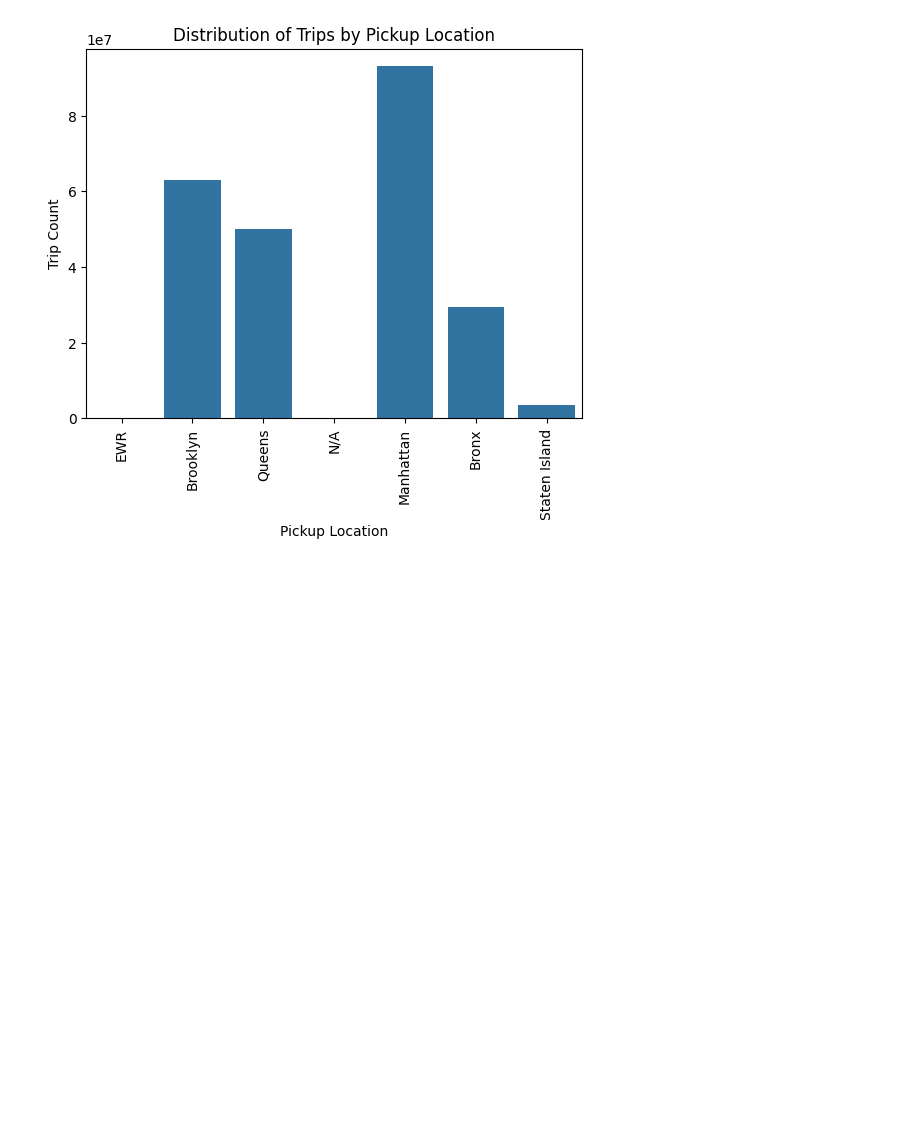
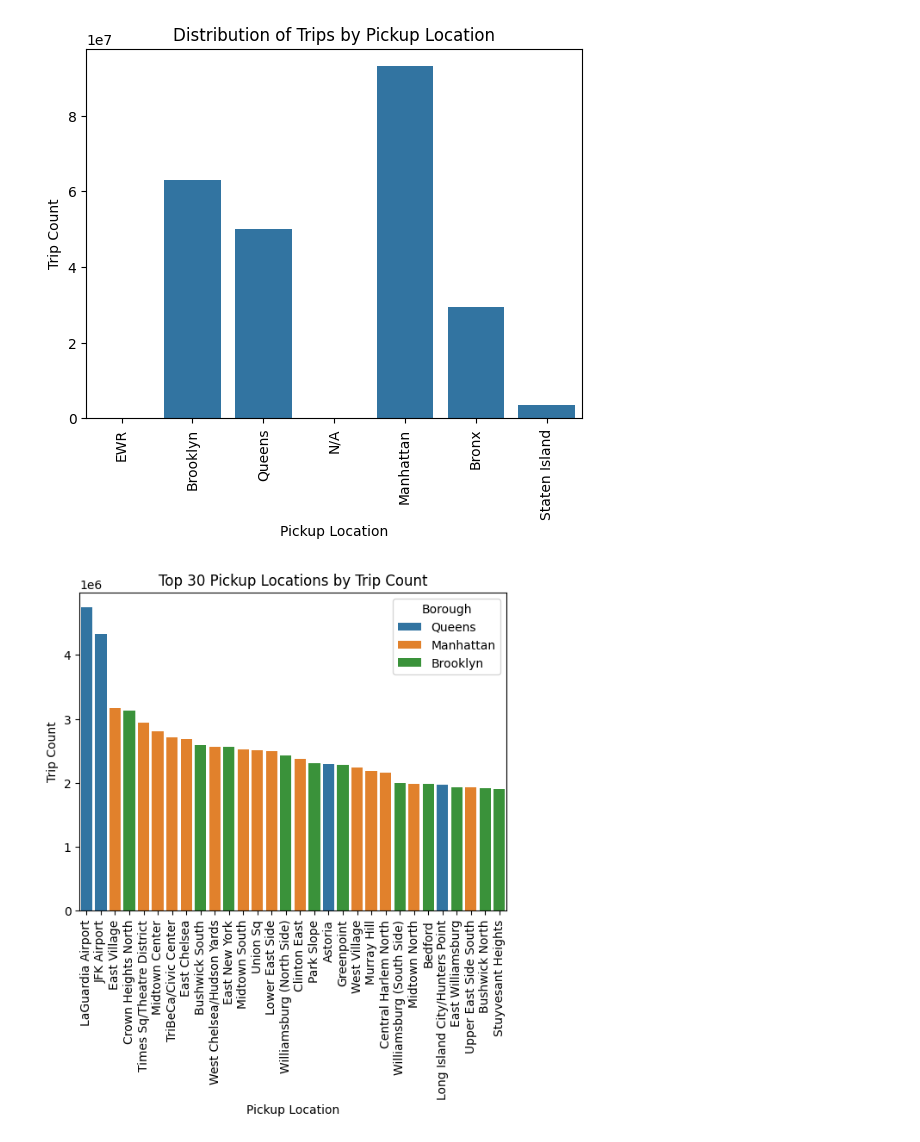
Before and after one commit to 4ct1o/nyc-tlc-interactive-heatmap, a Jupyter notebook: 02_notebooks/01_eda.ipynb, the cells around one changed output. Drawn from its saved outputs; the diff is of its cells as text; code cells hidden in the pictures; blank space fills up the shorter version.

```diff
--- a/02_notebooks/01_eda.ipynb
+++ b/02_notebooks/01_eda.ipynb
@@ -128,3 +147,26 @@ plt.xticks(rotation=90)
 plt.show()
 # %% [output]
 [figure]
+# %%
+# Top 30 pickup locations by trip count
+
+top_30_pickup_locations = con.execute(
+"""
+SELECT COUNT(*) AS trip_count,
+       Zone AS pickup_location,
+       Borough AS borough
+FROM trip_data
+LEFT JOIN location_ids
+ON trip_data.pickup_location = location_ids.LocationID
+GROUP BY location_ids.Zone, location_ids.Borough
+""").df().sort_values(by='trip_count', ascending=False).head(30)
+# %%
+sns.barplot(data=top_30_pickup_locations, x='pickup_location', y='trip_count', hue='borough')
+plt.title('Top 30 Pickup Locations by Trip Count')
+plt.xlabel('Pickup Location')
+plt.ylabel('Trip Count')
+plt.legend(title='Borough')
+plt.xticks(rotation=90)
+plt.show()
+# %% [output]
+[figure, added]
```
Also changed, not shown: parts of 6 cells of this notebook.
